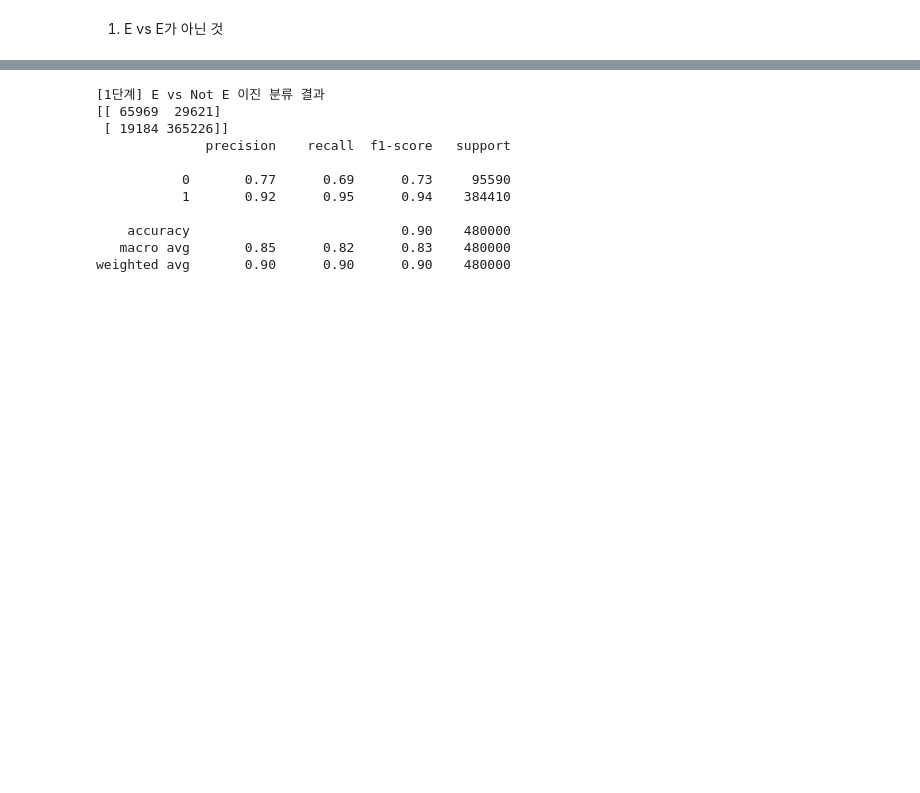
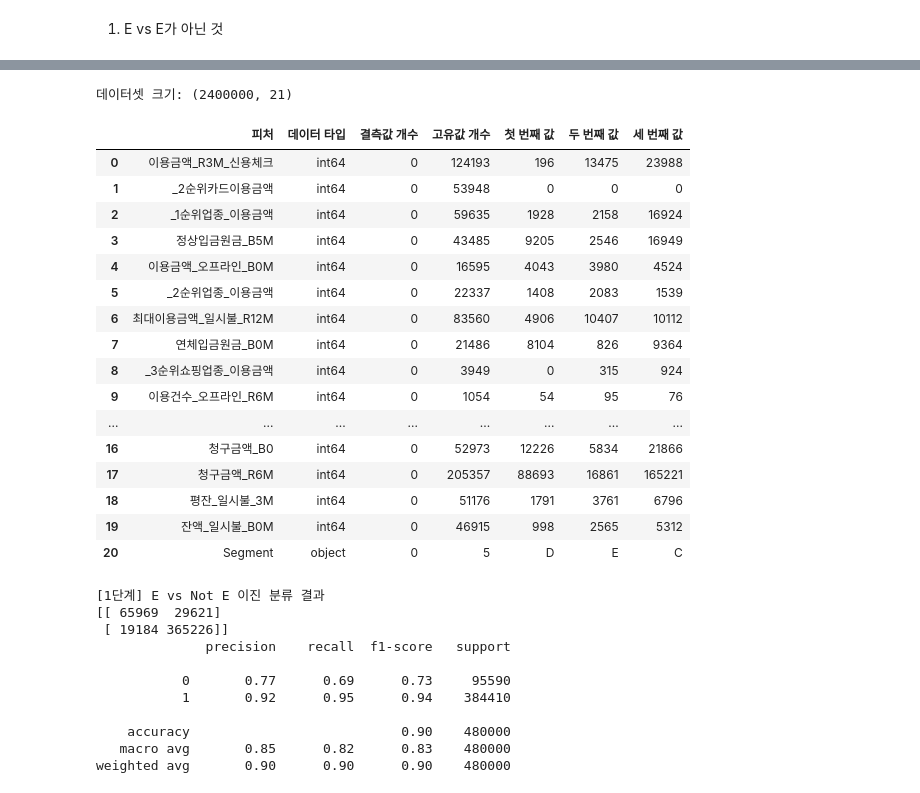
Before and after one commit to Likelion-6-team/final-project, a Jupyter notebook: 이진분류_부스팅.ipynb, the cells around one changed output, grey strips where cells are left out. Cells and saved outputs as stored; diff of their text form; code cells hidden in the pictures; blank space fills up the shorter version.

```diff
--- a/이진분류_부스팅.ipynb
+++ b/이진분류_부스팅.ipynb
@@ -62,6 +62,22 @@ from lightgbm import LGBMClassifier
 from xgboost import XGBClassifier
 
 from sklearn.metrics import confusion_matrix, classification_report
+# %%
+def resumetable(df):
+  print(f'데이터셋 크기: {df.shape}')                                # 데이터프레임의 전체 크기(행, 열) 출력
+
+  summary = pd.DataFrame(df.dtypes, columns=['데이터 타입'])         # 각 피처의 데이터 타입을 가져와 데이터프레임으로 생성
+  summary = summary.reset_index()                                    # 인덱스를 초기화하여 컬럼으로 변환
+  summary = summary.rename(columns={'index':'피처'})                 # 'index' 컬럼명을 '피처'로 변경
+
+  summary['결측값 개수'] = df.isnull().sum().values                 # 각 피처의 결측값(null) 개수 계산
+  summary['고유값 개수'] = df.nunique().values                      # 각 피처의 고유값 개수 계산
+
+  summary['첫 번째 값'] = df.loc[0].values                          # 각 피처의 첫 번째 샘플 값
+  summary['두 번째 값'] = df.loc[1].values                          # 각 피처의 두 번째 샘플 값
+  summary['세 번째 값'] = df.loc[2].values                          # 각 피처의 세 번째 샘플 값
+
+  return summary                                                     # 요약 테이블 반환
 # %% [markdown]
 ### [1단계] 이진 분류
 # %% [markdown]
@@ -72,3 +108,24 @@ df = pd.read_csv("./result/상위20개컬럼.csv")
+# %%
+resumetable(df)
+# %% [output]
+데이터셋 크기: (2400000, 21)
+|  | 피처 | 데이터 타입 | 결측값 개수 | 고유값 개수 | 첫 번째 값 | 두 번째 값 | 세 번째 값 |
+| 0 | 이용금액_R3M_신용체크 | int64 | 0 | 124193 | 196 | 13475 | 23988 |
+| 1 | _2순위카드이용금액 | int64 | 0 | 53948 | 0 | 0 | 0 |
+| 2 | _1순위업종_이용금액 | int64 | 0 | 59635 | 1928 | 2158 | 16924 |
+| 3 | 정상입금원금_B5M | int64 | 0 | 43485 | 9205 | 2546 | 16949 |
+| 4 | 이용금액_오프라인_B0M | int64 | 0 | 16595 | 4043 | 3980 | 4524 |
+| 5 | _2순위업종_이용금액 | int64 | 0 | 22337 | 1408 | 2083 | 1539 |
+| 6 | 최대이용금액_일시불_R12M | int64 | 0 | 83560 | 4906 | 10407 | 10112 |
+| 7 | 연체입금원금_B0M | int64 | 0 | 21486 | 8104 | 826 | 9364 |
+| 8 | _3순위쇼핑업종_이용금액 | int64 | 0 | 3949 | 0 | 315 | 924 |
+| 9 | 이용건수_오프라인_R6M | int64 | 0 | 1054 | 54 | 95 | 76 |
+| ... | ... | ... | ... | ... | ... | ... | ... |
+| 16 | 청구금액_B0 | int64 | 0 | 52973 | 12226 | 5834 | 21866 |
+| 17 | 청구금액_R6M | int64 | 0 | 205357 | 88693 | 16861 | 165221 |
+| 18 | 평잔_일시불_3M | int64 | 0 | 51176 | 1791 | 3761 | 6796 |
+| 19 | 잔액_일시불_B0M | int64 | 0 | 46915 | 998 | 2565 | 5312 |
+| 20 | Segment | object | 0 | 5 | D | E | C |
 # %%
 # 이진 타겟 생성
 df["is_E"] = (df["Segment"] == "E").astype(int)
```
Also changed, not shown: parts of 3 cells of this notebook, 34 other files.
